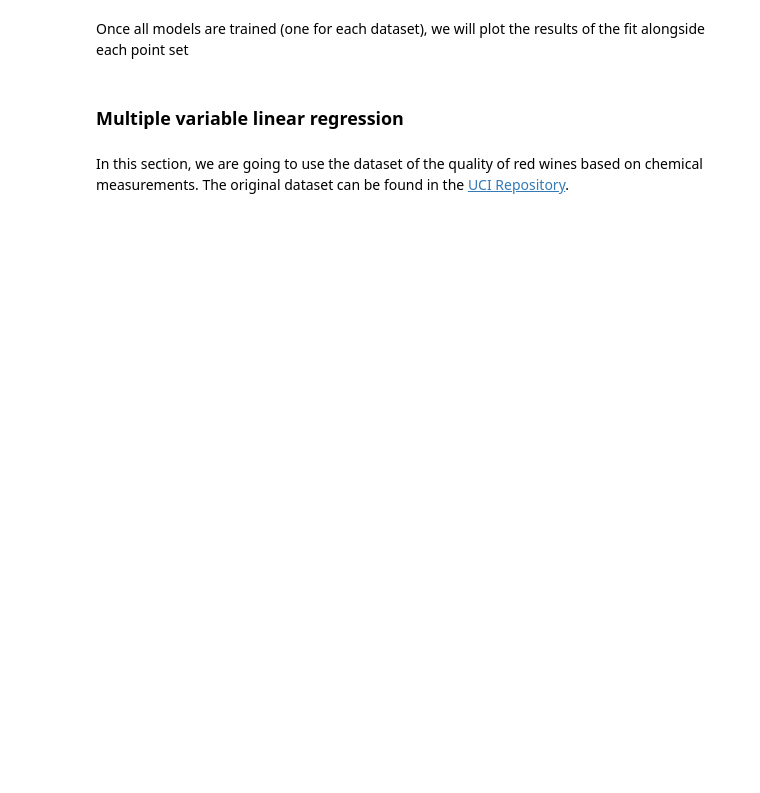
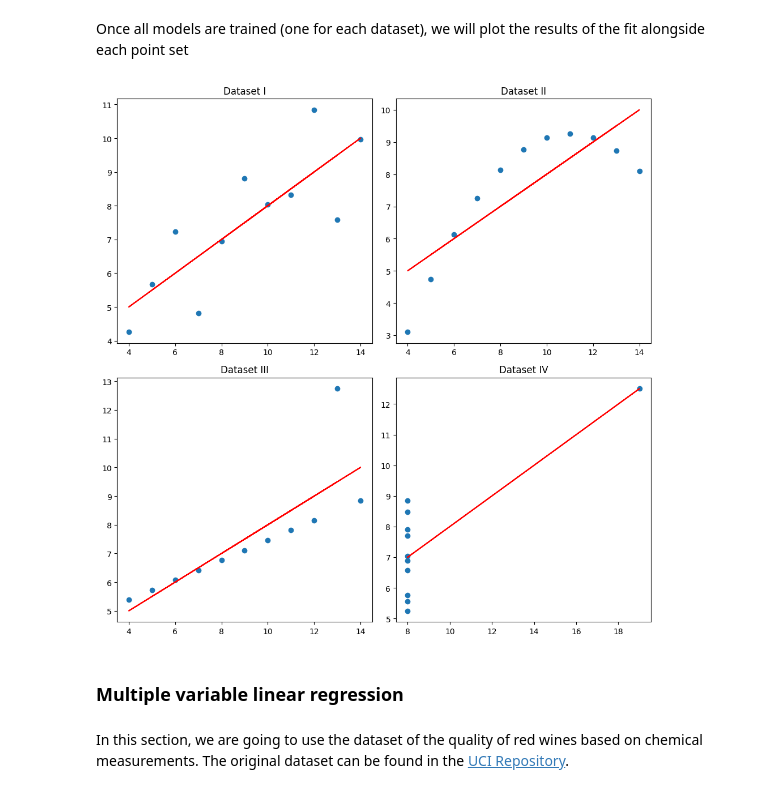
Before and after one commit to ICAI-IMAT-ML/p2-3-juanmoraga05, a Jupyter notebook: notebook/Lab_2_3_LinearRegression.ipynb, the cells around one changed output. Saved outputs shown, nothing was run; the diff lists cells and outputs as text; code cells hidden in the pictures; blank space fills up the shorter version.

```diff
--- a/notebook/Lab_2_3_LinearRegression.ipynb
+++ b/notebook/Lab_2_3_LinearRegression.ipynb
@@ -112,20 +90,22 @@ Once all models are trained (one for each dataset), we will plot the results of
 # %%
 # Visualizing the datasets with their regression lines
 fig, axs = plt.subplots(2, 2, figsize=(10, 10))
 axs = axs.flatten()
 
 for i, dataset in enumerate(datasets):
 
-    # TODO: Select the dataset for each case
-    data = None
+    # Select the dataset for each case
+    data = anscombe[anscombe['dataset'] == dataset]
     axs[i].scatter(data['x'], data['y'])
 
-    # TODO: Plot the data and the fit (fill the "None" value)
-    axs[i].plot(data['x'], None, color='red')  # Regression line
+    # Plot the data and the fit (fill the "None" value)
+    axs[i].plot(data['x'], models[dataset].predict(data['x']), color='red')  # Regression line
     axs[i].set_title(f"Dataset {dataset}")
 
 plt.tight_layout()
 plt.show()
+# %% [output]
+[figure, added]
 # %% [markdown]
 ### Multiple variable linear regression
 # %% [markdown]
```
Also changed, not shown: parts of 9 cells of this notebook, 1 other file.
